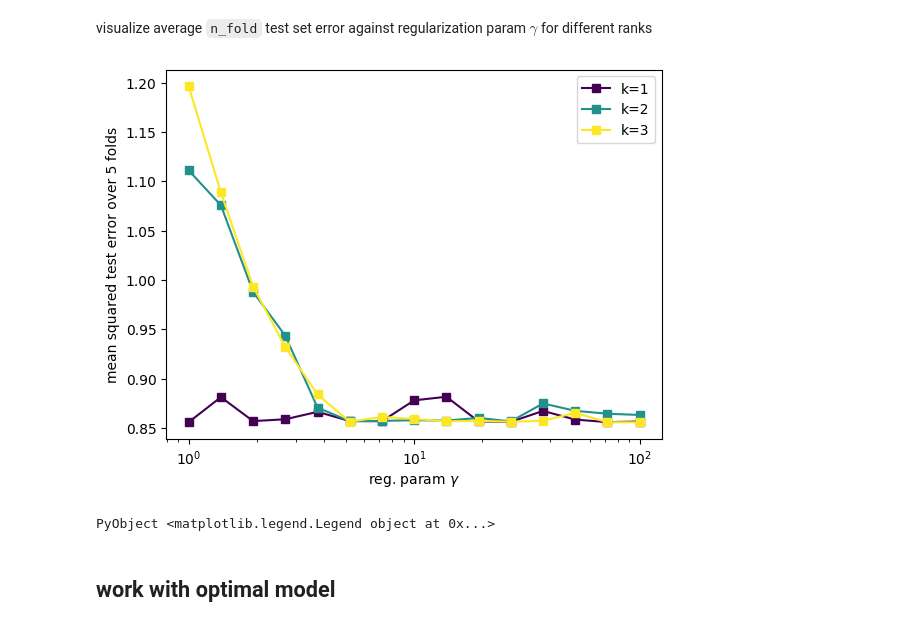
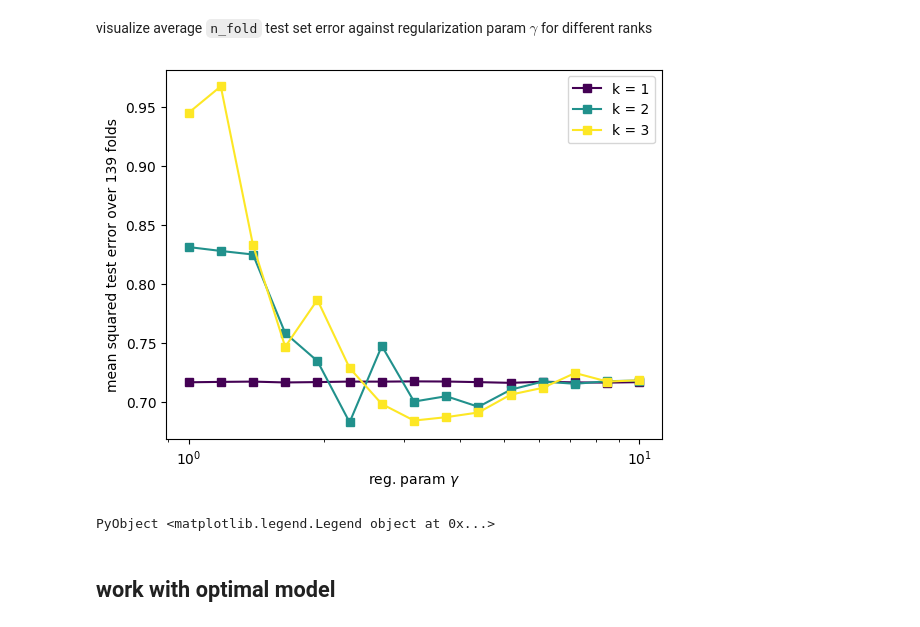
Before and after one commit to SimonEnsemble/material_recommendation_system, a Jupyter notebook: julia_code/mf using lowrankmodels.ipynb, the cells around one changed output. Cells and saved outputs as stored; diff of their text form; code cells hidden in the pictures.

```diff
--- a/julia_code/mf using lowrankmodels.ipynb
+++ b/julia_code/mf using lowrankmodels.ipynb
@@ -147,0 +161,17 @@ Iteration 10: objective value = 295.39216549185306
+# %%
+# k = rank of matrix
+# γ = regularization param
+# Udell: do we need to look at ch? does it tell us if it fails?
+function fit_glrm(k::Int, γ::Float64, obs::Array{Tuple{Int64,Int64},1}; verbose::Bool=true)
+    rx = QuadReg(γ) # quadratic regularizer on X, Y
+    ry = QuadReg(γ * ng / nm)
+
+    glrm = GLRM(H, QuadLoss(), rx, ry, k, obs=obs, offset=true)
+
+    X, Y, ch = fit!(glrm, verbose=verbose) # H ~ X' * Y
+
+    @assert isapprox(impute(glrm), X' * Y)
+    return X, Y, glrm, ch
+end
+
+X, Y, glrm, ch = fit_glrm(1, 30.0, ids_obs)
@@ -150,7 +184,7 @@ Iteration 10: objective value = 295.39216549185306
 
 TODO: ask Prof. Udell how this works when a MOF is missing from a row.
 # %%
-n_folds = 5 # K-fold cross validation
+n_folds = nb_obs # K-fold cross validation
 println("running $n_folds-cross validation...")
 kfolds = KFold(nb_obs, n_folds=n_folds, shuffle=true);
 # %% [output]
@@ -161,7 +195,7 @@ running 5-cross validation...
 specify the range of ranks and regularization params we aim to cover
 # %%
 ks = [1, 2, 3] # ranks
-γs = 10.0 .^ range(0.0, 2.0, length=15); # regularization params
+γs = 10.0 .^ range(0.0, 1.0, length=15); # regularization params
 # %% [markdown]
 map rank to color for data visualizations
 # %%
@@ -174,7 +208,6 @@ PyObject <bound method ScalarMappable.to_rgba of <matplotlib.cm.ScalarMappable o
 run `n_folds` cross validation, store test error for each $(k, \gamma)$ combo
 # %%
 # TODO ask Prof. Udell if it makes any sense to regularize X, Y separately
-# TODO ask Prof. Udell what the equivalent of k = 0 would be (it fails here)
 
 # progress meter
 p = Progress(n_folds * length(ks) * length(γs))
@@ -188,10 +221,7 @@ for (i_k, k) in enumerate(ks)
         # loop over folds
         for (train_ids, test_ids) in kfolds
             # train model on training data
-            r = QuadReg(γ) # regularizer
-            # trick: use H' to add row offsets
-            glrm = GLRM(H, QuadLoss(), r, r, k, obs=ids_obs[train_ids], offset=true)
-            X, Y, ch = fit!(glrm, verbose=false) # H ~ X' * Y
+            X, Y, glrm, ch = fit_glrm(k, γ, ids_obs[train_ids], verbose=false)
 
             # assess error on test data
             Ĥ = impute(glrm)
@@ -208,14 +238,16 @@ visualize average `n_fold` test set error against regularization param $\gamma$
 # %%
 figure()
 xlabel(L"reg. param $\gamma$")
 ylabel("mean squared test error over $n_folds folds")
 for k in ks
-    plot(γs, mse[k], label="k=$k", marker="s", color=rank_to_color(k))
+    plot(γs, mse[k], label=@sprintf("k = %d", k), marker="s", color=rank_to_color(k))
 end
 xscale("log")
 legend()
+# Udell ?: should call when we only have MOF offsets, k = 0 or k = 1?
+# Udell ?: if we are not regularizing the offsets, why is k=1 fixed? do we need to change max_iter or something?
 # %% [output]
-[figure, old version]
+[figure, new version]
 PyObject <matplotlib.legend.Legend object at 0x...>
 # %% [markdown]
 ## work with optimal model
```
Also changed, not shown: parts of 16 cells of this notebook.
